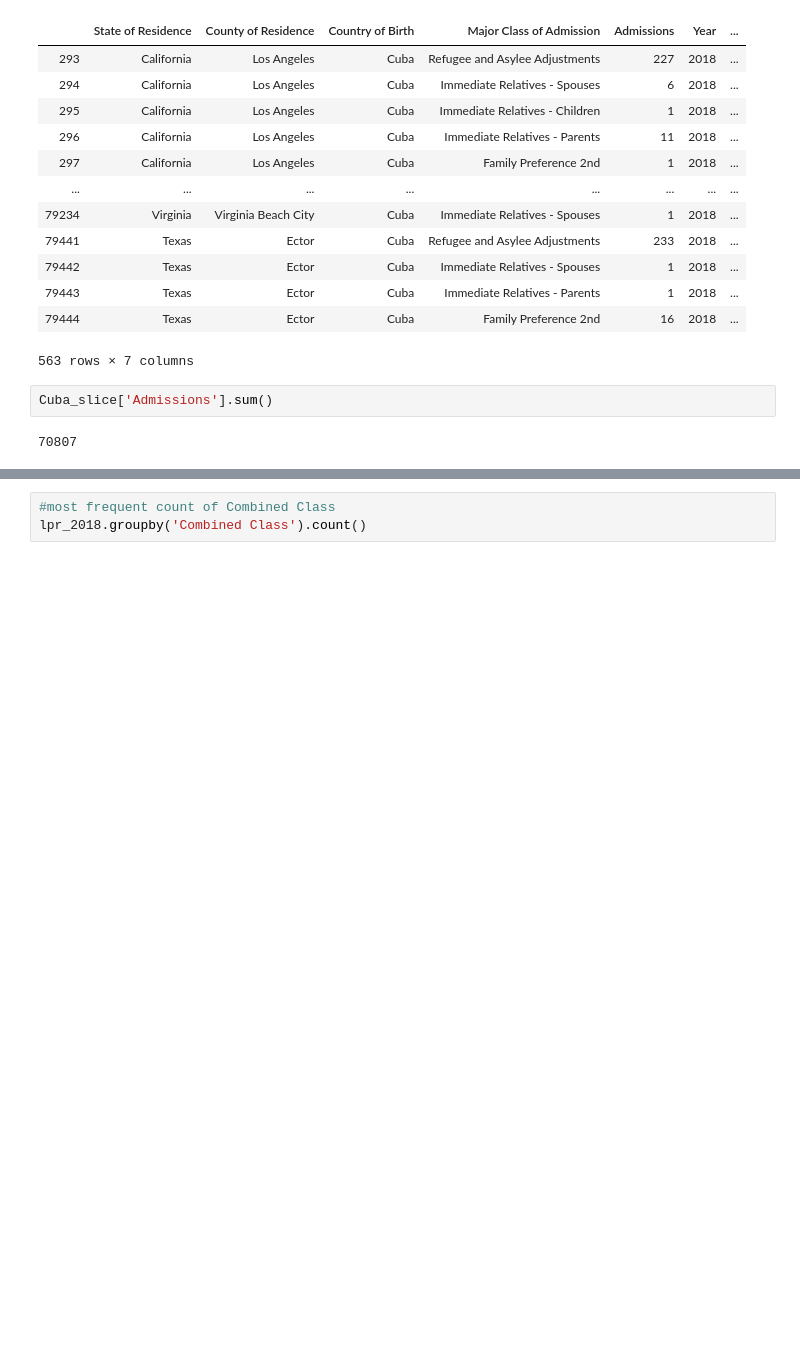
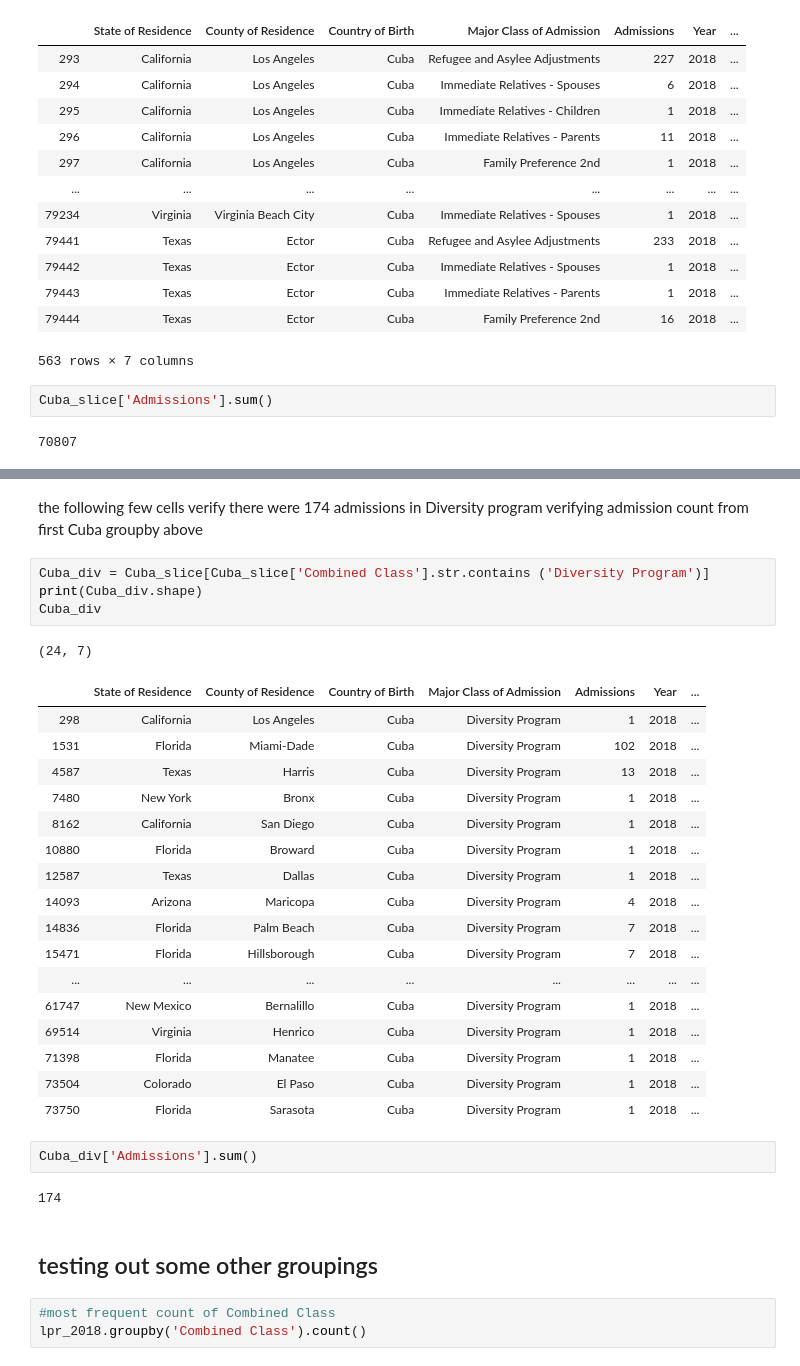
Before and after one commit to knitterpam/LPR_Location_Analysis, a Jupyter notebook: notebooks/capstone_EDA.ipynb, the cells around one changed output, grey strips where cells are left out. Saved outputs shown, nothing was run; the diff lists cells and outputs as text; blank space fills up the shorter version.

```diff
--- a/notebooks/capstone_EDA.ipynb
+++ b/notebooks/capstone_EDA.ipynb
@@ -225,3 +241,34 @@ lpr_2018[lpr_2018['Country of Birth'] == 'Cuba'].groupby(['Year','Combined Class
+# %% [markdown]
+the following few cells verify there were 174 admissions in Diversity program verifying admission count from first Cuba groupby above
+# %%
+Cuba_div = Cuba_slice[Cuba_slice['Combined Class'].str.contains ('Diversity Program')]
+print(Cuba_div.shape)
+Cuba_div
+# %% [output]
+(24, 7)
+|  | State of Residence | County of Residence | Country of Birth | Major Class of Admission | Admissions | Year | ... |
+| 298 | California | Los Angeles | Cuba | Diversity Program | 1 | 2018 | ... |
+| 1531 | Florida | Miami-Dade | Cuba | Diversity Program | 102 | 2018 | ... |
+| 4587 | Texas | Harris | Cuba | Diversity Program | 13 | 2018 | ... |
+| 7480 | New York | Bronx | Cuba | Diversity Program | 1 | 2018 | ... |
+| 8162 | California | San Diego | Cuba | Diversity Program | 1 | 2018 | ... |
+| 10880 | Florida | Broward | Cuba | Diversity Program | 1 | 2018 | ... |
+| 12587 | Texas | Dallas | Cuba | Diversity Program | 1 | 2018 | ... |
+| 14093 | Arizona | Maricopa | Cuba | Diversity Program | 4 | 2018 | ... |
+| 14836 | Florida | Palm Beach | Cuba | Diversity Program | 7 | 2018 | ... |
+| 15471 | Florida | Hillsborough | Cuba | Diversity Program | 7 | 2018 | ... |
+| ... | ... | ... | ... | ... | ... | ... | ... |
+| 61747 | New Mexico | Bernalillo | Cuba | Diversity Program | 1 | 2018 | ... |
+| 69514 | Virginia | Henrico | Cuba | Diversity Program | 1 | 2018 | ... |
+| 71398 | Florida | Manatee | Cuba | Diversity Program | 1 | 2018 | ... |
+| 73504 | Colorado | El Paso | Cuba | Diversity Program | 1 | 2018 | ... |
+| 73750 | Florida | Sarasota | Cuba | Diversity Program | 1 | 2018 | ... |
+# %%
+Cuba_div['Admissions'].sum()
+# %% [output]
+174
+# %% [markdown]
+## testing out some other groupings
 # %%
 #most frequent count of Combined Class
 lpr_2018.groupby('Combined Class').count()
```
Also changed, not shown: parts of 36 cells of this notebook, 6 other files.
